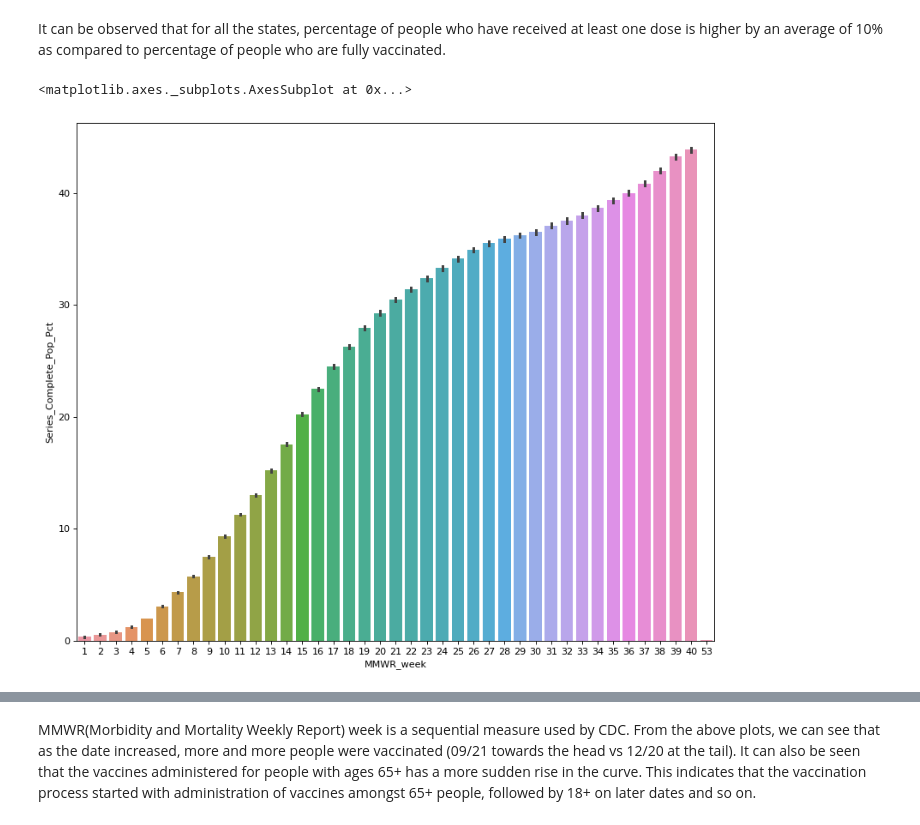
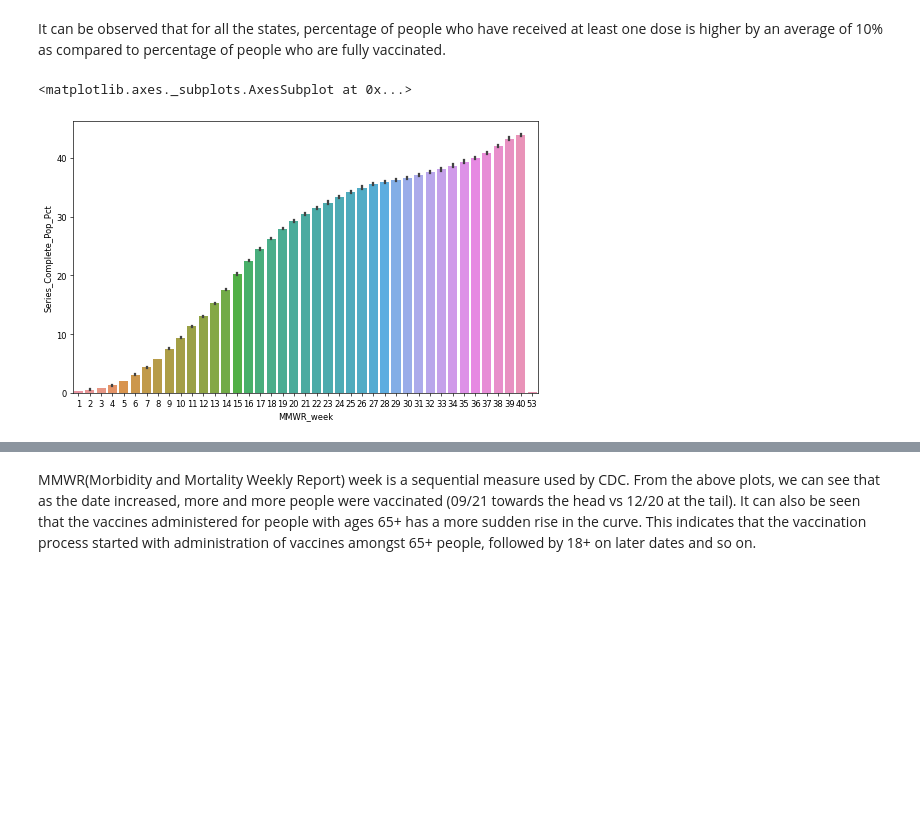
Before and after one commit to riddhigarg2605/Chargebee, a Jupyter notebook: covid19_vaccine_analysis.ipynb, the cells around one changed output, grey strips where cells are left out. Drawn from its saved outputs; the diff is of its cells as text; code cells hidden in the pictures; blank space fills up the shorter version.

```diff
--- a/covid19_vaccine_analysis.ipynb
+++ b/covid19_vaccine_analysis.ipynb
@@ -168,7 +170,7 @@ Index(['Date', 'FIPS', 'MMWR_week', 'Recip_County', 'Recip_State',
 # %% [markdown]
 **Vaccination trends observed on the basis of time duration over the two years**
 # %%
-plt.rcParams['figure.figsize'] = (10, 7)
+plt.rcParams['figure.figsize'] = (8,5)
 data.groupby('Date')['Series_Complete_Pop_Pct'].median().plot()
 plt.xlabel('date')
 plt.ylabel('total vaccine percentage')
@@ -178,7 +180,7 @@ Text(0, 0.5, 'total vaccine percentage')
 # %% [markdown]
 We can observe that as the dates increase, the total percentage of vaccine by each jurisdiction also increases. It can also be seen that the highest percentage of fully administered vaccine is around 40%
 # %%
-#plt.rcParams['figure.figsize'] = (8, 5)
+plt.rcParams['figure.figsize'] = (8, 5)
 data.groupby('Date')['Administered_Dose1_Pop_Pct'].median().plot()
 plt.xlabel('date')
 plt.ylabel('Percentage of 1st dose wrt state')
@@ -188,9 +190,9 @@ Text(0, 0.5, 'Percentage of 1st dose wrt state')
 # %% [markdown]
 It can be observed that for all the states, percentage of people who have received at least one dose is higher by an average of 10% as compared to percentage of people who are fully vaccinated.
 # %%
-figure(figsize=(12, 10), dpi=80)
-sns.barplot(x='MMWR_week', y='Series_Complete_Pop_Pct', data = data)
+figure(figsize=(10, 6), dpi=60)
+sns.barplot(x='MMWR_week',y='Series_Complete_Pop_Pct', data = data)
 # %% [output]
 <matplotlib.axes._subplots.AxesSubplot at 0x...>
-[figure, old version]
+[figure, new version]
 # %%
```
Also changed, not shown: parts of 14 cells of this notebook.
